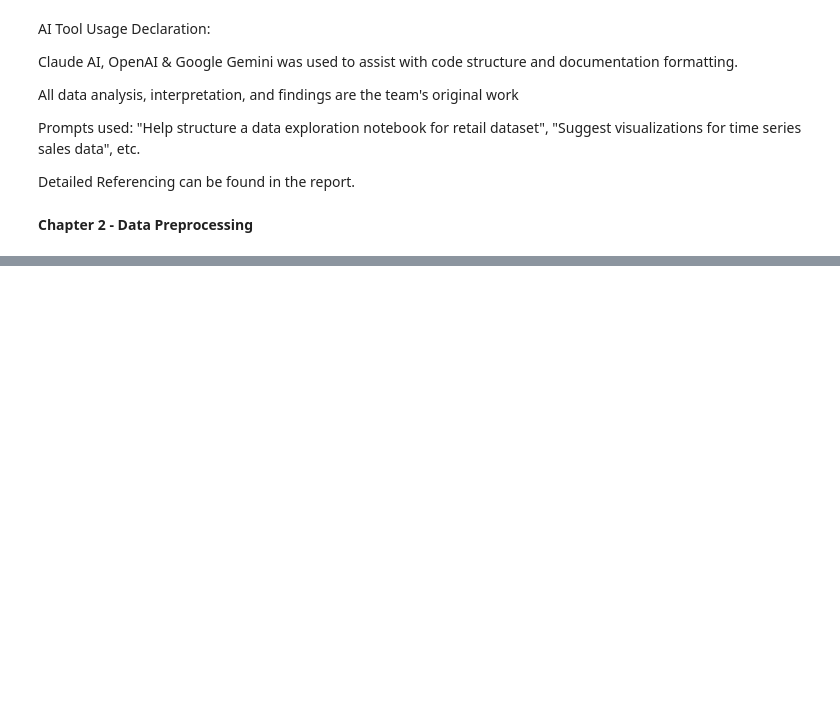
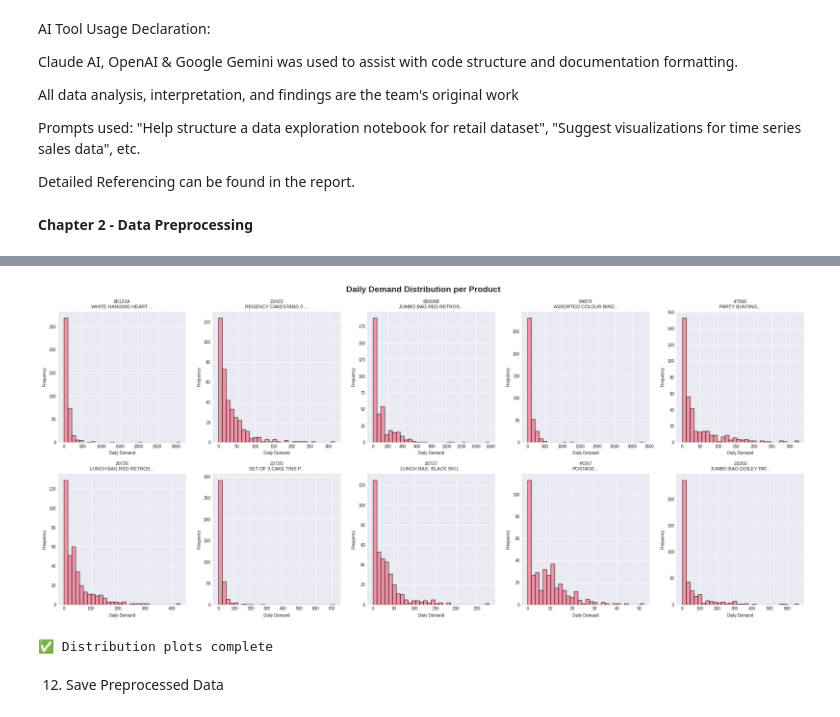
Before and after one commit to wantedwx/ICT304_Grp-1_SmartStock-AI, a Jupyter notebook: ICT304_Grp_1_SmartStock_AI.ipynb, the cells around one changed output, grey strips where cells are left out. Cells and saved outputs as stored; diff of their text form; code cells hidden in the pictures; blank space fills up the shorter version.

```diff
--- a/ICT304_Grp_1_SmartStock_AI.ipynb
+++ b/ICT304_Grp_1_SmartStock_AI.ipynb
@@ -541,0 +649,9 @@ Detailed Referencing can be found in the report.
+# %%
+# Aggregate daily sales per product
+daily_sales = df_top10.groupby(['StockCode', 'Description', 'Date'])['Quantity'].sum().reset_index()
+daily_sales.columns = ['StockCode', 'ProductName', 'Date', 'DailyDemand']
+
+print(f"✅ Daily aggregation complete: {len(daily_sales):,} records")
+print(f"Date range: {daily_sales['Date'].min()} to {daily_sales['Date'].max()}")
+print(f"\nSample daily sales:")
+print(daily_sales.head(10))
@@ -541,0 +1056,25 @@ Detailed Referencing can be found in the report.
+# %%
+# Distribution of daily demand across all products
+fig, axes = plt.subplots(2, 5, figsize=(18, 8))
+axes = axes.flatten()
+
+for idx, product in enumerate(top_10_products):
+    product_data = df_complete[df_complete['StockCode'] == product]
+    product_name = product_data['ProductName'].iloc[0]
+
+    axes[idx].hist(product_data['DailyDemand'], bins=30, edgecolor='black', alpha=0.7)
+    axes[idx].set_title(f"{product}\n{product_name[:20]}...", fontsize=8)
+    axes[idx].set_xlabel('Daily Demand', fontsize=7)
+    axes[idx].set_ylabel('Frequency', fontsize=7)
+    axes[idx].tick_params(labelsize=7)
+
+plt.suptitle('Daily Demand Distribution per Product', fontsize=14, fontweight='bold')
+plt.tight_layout()
+plt.show()
+
+print("✅ Distribution plots complete")
+# %% [output]
+[figure, added]
+✅ Distribution plots complete
+# %% [markdown]
+12. Save Preprocessed Data
```
Also changed, not shown: parts of 32 cells of this notebook.
